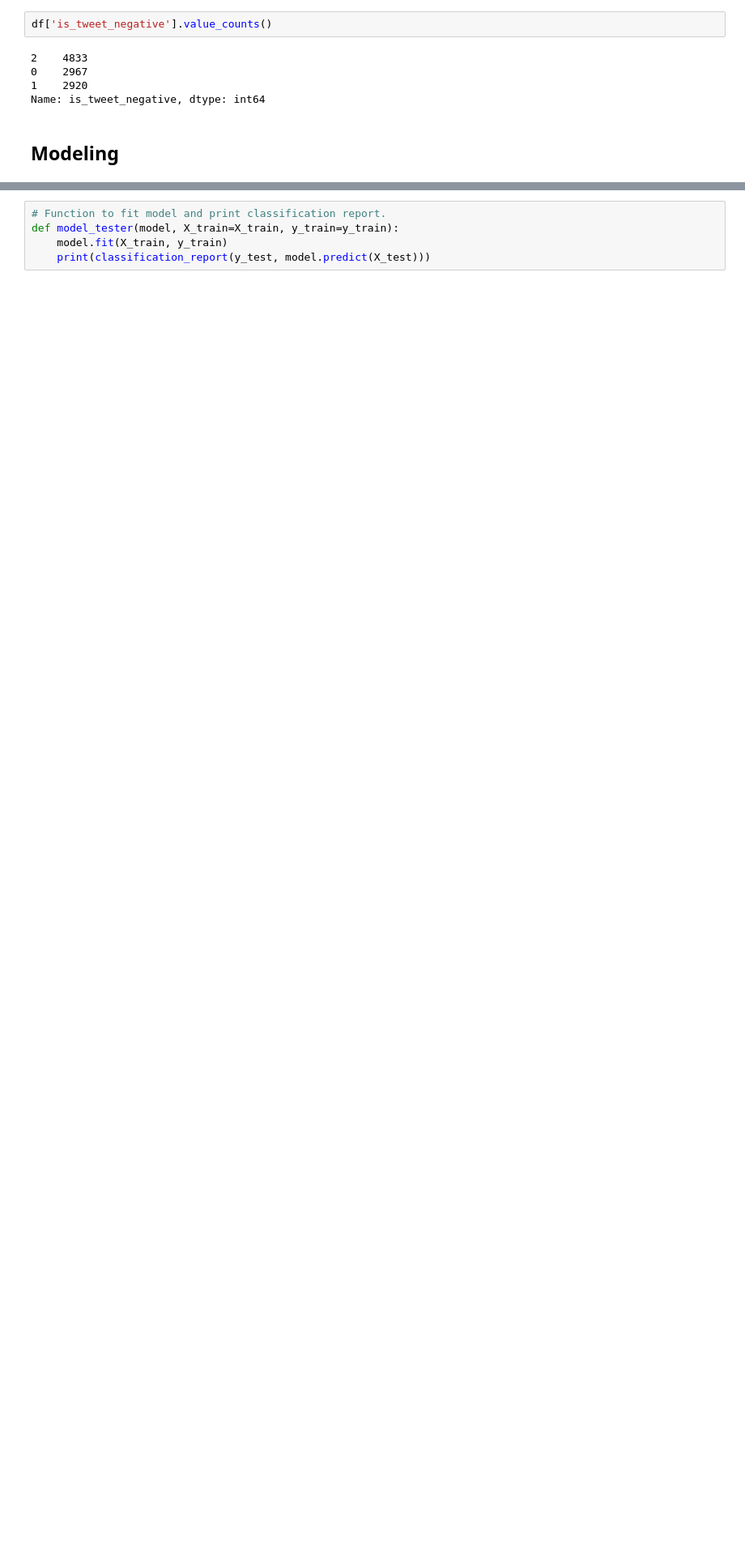
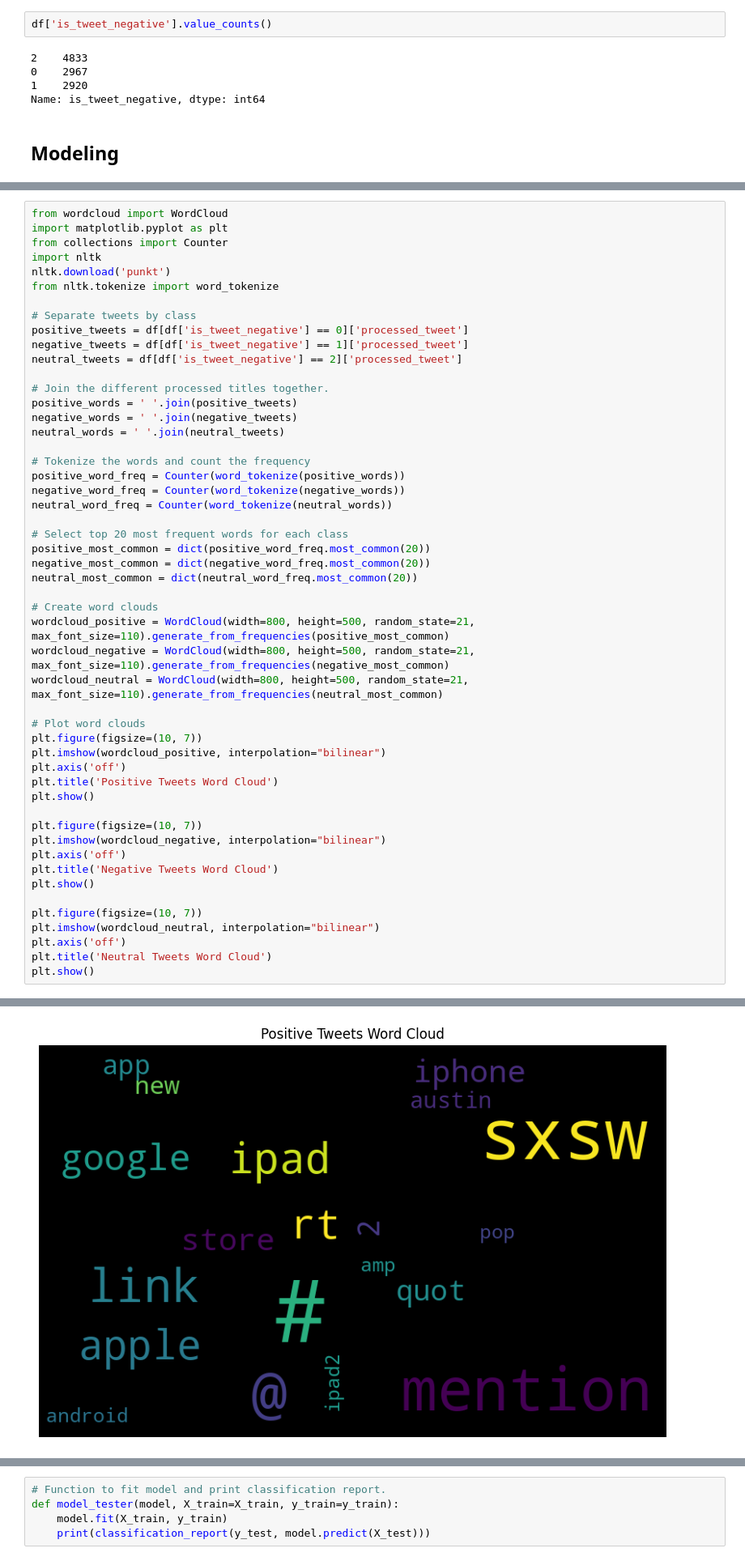
Before and after one commit to jmclaughlin712/Twitter-Sentiment-Analysis, a Jupyter notebook: Tweet-Analysis.ipynb, the cells around one changed output, grey strips where cells are left out. Shown: that part at 81% size. Saved outputs shown, nothing was run; the diff lists cells and outputs as text; blank space fills up the shorter version.

```diff
--- a/Tweet-Analysis.ipynb
+++ b/Tweet-Analysis.ipynb
@@ -396,0 +459,52 @@ Accuracy: 0.715018656716418
+# %%
+from wordcloud import WordCloud
+import matplotlib.pyplot as plt
+from collections import Counter
+import nltk
+nltk.download('punkt')
+from nltk.tokenize import word_tokenize
+
+# Separate tweets by class
+positive_tweets = df[df['is_tweet_negative'] == 0]['processed_tweet']
+negative_tweets = df[df['is_tweet_negative'] == 1]['processed_tweet']
+neutral_tweets = df[df['is_tweet_negative'] == 2]['processed_tweet']
+
+# Join the different processed titles together.
+positive_words = ' '.join(positive_tweets)
+negative_words = ' '.join(negative_tweets)
+neutral_words = ' '.join(neutral_tweets)
+
+# Tokenize the words and count the frequency
+positive_word_freq = Counter(word_tokenize(positive_words))
+negative_word_freq = Counter(word_tokenize(negative_words))
+neutral_word_freq = Counter(word_tokenize(neutral_words))
+
+# Select top 20 most frequent words for each class
+positive_most_common = dict(positive_word_freq.most_common(20))
+negative_most_common = dict(negative_word_freq.most_common(20))
+neutral_most_common = dict(neutral_word_freq.most_common(20))
+
+# Create word clouds
+wordcloud_positive = WordCloud(width=800, height=500, random_state=21, max_font_size=110).generate_from_frequencies(positive_most_common)
+wordcloud_negative = WordCloud(width=800, height=500, random_state=21, max_font_size=110).generate_from_frequencies(negative_most_common)
+wordcloud_neutral = WordCloud(width=800, height=500, random_state=21, max_font_size=110).generate_from_frequencies(neutral_most_common)
+
+# Plot word clouds
+plt.figure(figsize=(10, 7))
+plt.imshow(wordcloud_positive, interpolation="bilinear")
+plt.axis('off')
+plt.title('Positive Tweets Word Cloud')
+plt.show()
+
+plt.figure(figsize=(10, 7))
+plt.imshow(wordcloud_negative, interpolation="bilinear")
+plt.axis('off')
+plt.title('Negative Tweets Word Cloud')
+plt.show()
+
+plt.figure(figsize=(10, 7))
+plt.imshow(wordcloud_neutral, interpolation="bilinear")
+plt.axis('off')
+plt.title('Neutral Tweets Word Cloud')
+plt.show()
+# %% [output]
@@ -396,0 +513 @@ Accuracy: 0.715018656716418
+[figure, added]
```
Also changed, not shown: parts of 27 cells of this notebook.
